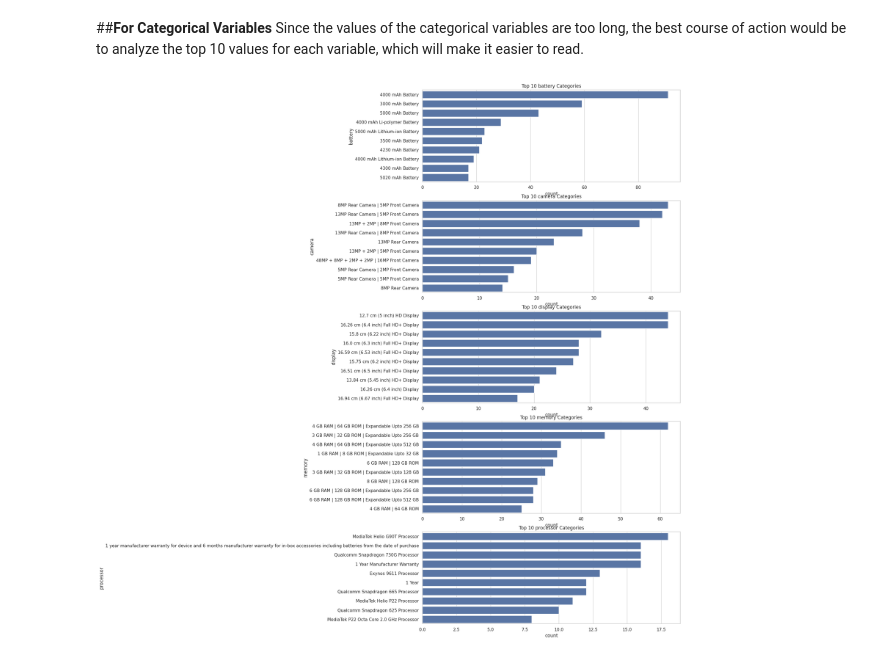
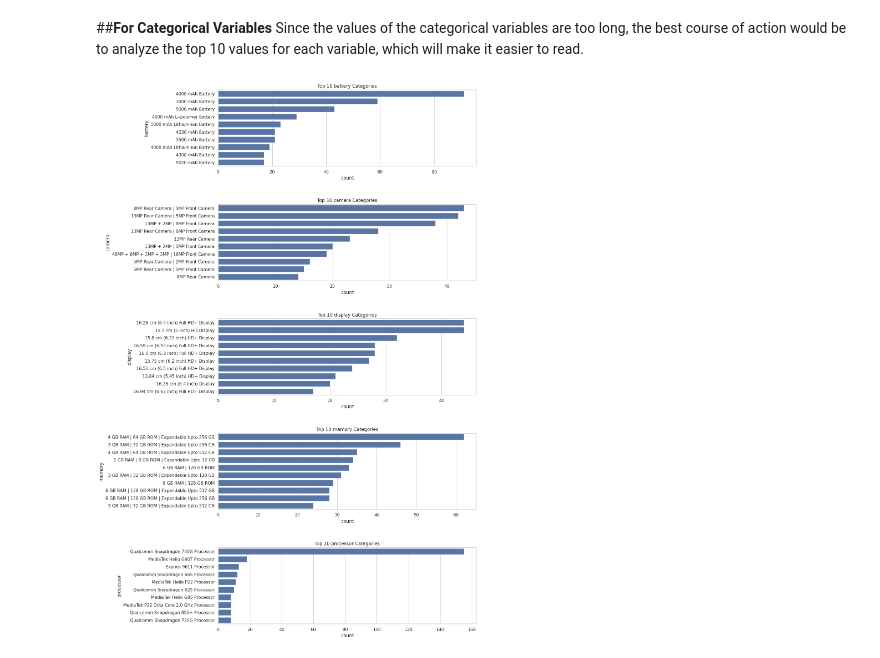
Before and after one commit to StacyChebet/Android-Devices, a Jupyter notebook: AndroidDevices_EDA_Practice.ipynb, the cells around one changed output. Drawn from its saved outputs; the diff is of its cells as text; code cells hidden in the pictures.

Commit message:
Moved the warranty values that were in the processor column to the warranty column

```diff
--- a/AndroidDevices_EDA_Practice.ipynb
+++ b/AndroidDevices_EDA_Practice.ipynb
@@ -128,0 +133,16 @@ Here's a breakdown of missing values across different columns in the dataset:
+# %%
+# Define keywords related to warranty
+warranty_keywords = ["month", "months", "year", "years", "warranty"]
+
+# Identify rows where 'processor' contains warranty-related keywords
+misplaced_warranty_rows = df["processor"].astype(str).str.contains(
+    r'\b(?:\d+\s*(?:month|months|year|years))\b', case=False, na=False)
+
+# Move values from 'processor' to 'warranty' only if warranty is missing
+df.loc[misplaced_warranty_rows & df["warranty"].isna(), "warranty"] = df.loc[misplaced_warranty_rows, "processor"]
+
+#Removing these values from the processor column
+df.loc[misplaced_warranty_rows, "processor"] = pd.NA
+
+# Confirm the number of affected rows
+print("Updated missing values in warranty:", df["warranty"].isna().sum())
@@ -175,6 +214,6 @@ The following columns have missing values that need to be addressed before furth
 # %%
-# Deleting the row with a missing processor value
-df.dropna(subset=['processor'], inplace=True)
+# Deleting the rows with missing warranty values
+df.dropna(subset=['warranty'], inplace=True)
 
 #Imputing the missing values in rating with mode
 rating_mode = df['rating'].mode()[0]
@@ -184,8 +223,9 @@ df['rating'] = df['rating'].fillna(rating_mode)
 reviews_mode = df['reviews'].mode()[0]
 df['reviews'] = df['reviews'].fillna(reviews_mode)
 
-#Filling missing values in warranty with 'No warranty information available'
-df.fillna({'warranty': "No Warranty Info"}, inplace=True)
+#Imputing the missing values in processor with mode
+processor_mode = df['processor'].mode()[0]
+df['processor'] = df['processor'].fillna(processor_mode)
 # %%
 print(df.isnull().sum())
 # %% [output]
@@ -343,23 +383,24 @@ Since the values of the categorical variables are too long, the best course of a
 # %%
 #Remake the categorical variables excluding the dropped ones
 categorical_vars = df.select_dtypes(include=['object', 'category']).columns.tolist()
 
 #Univariate analysis for categorical variables
 fig, axes = plt.subplots(len(categorical_vars), 1, figsize=(12, 5 * len(categorical_vars)))
 
 for i, var in enumerate(categorical_vars):
   ax = axes[i]
 
   #Limit to top 10 categories if too many unique values
   if df[var].nunique() > 10:
     top_categories = df[var].value_counts().nlargest(10).index
     sns.countplot(y=df.loc[df[var].isin(top_categories),var], order=top_categories, ax=ax)
     ax.set_title(f'Top 10 {var} Categories')
 
   else:
     sns.countplot(y=df[var], order=df[var].value_counts().index, ax=ax)
     ax.set_title(f'Distribution of {var}')
 
+plt.subplots_adjust(hspace=0.5)
 plt.show()
 # %% [output]
-[figure, old version]
+[figure, new version]
```
Also changed, not shown: parts of 7 cells of this notebook.
